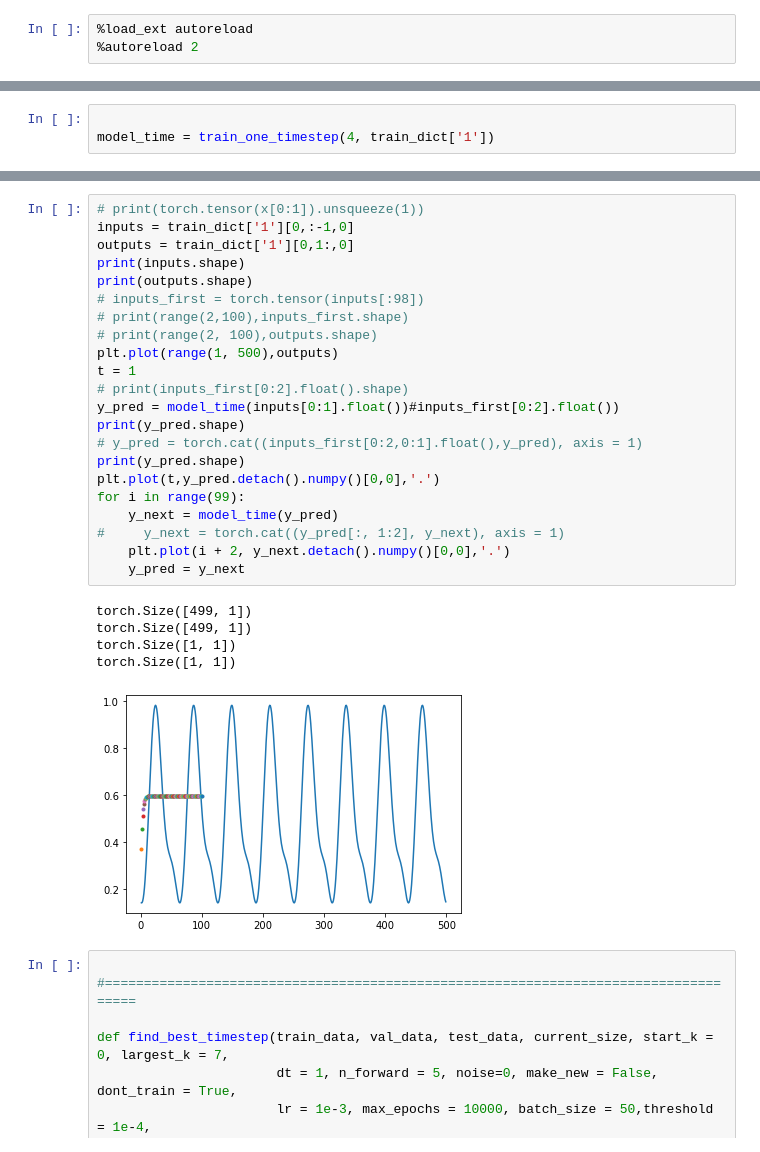
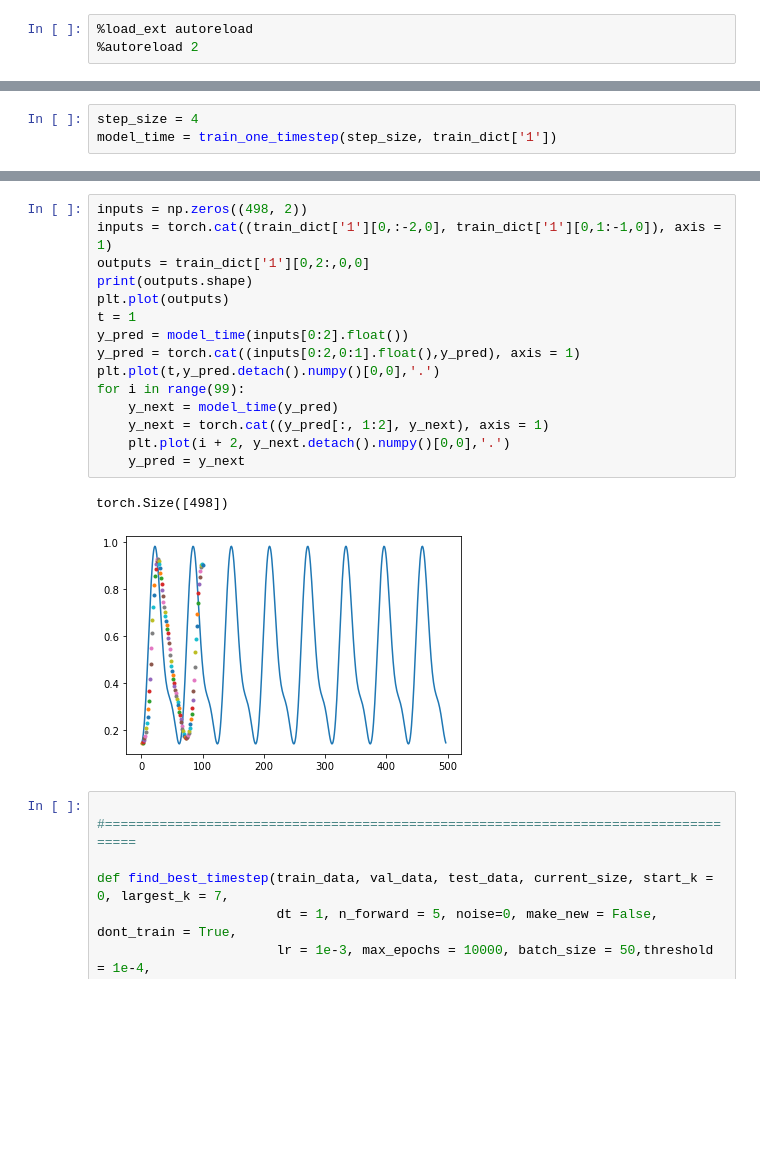
Before and after one commit to KatieJ16/Time_Space_multiscale, a Jupyter notebook: remake/double/toy2a_multiscale_model_fitting-Copy1.ipynb, the cells around one changed output, grey strips where cells are left out. Saved outputs shown, nothing was run; the diff lists cells and outputs as text; blank space fills up the shorter version.

```diff
--- a/remake/double/toy2a_multiscale_model_fitting-Copy1.ipynb
+++ b/remake/double/toy2a_multiscale_model_fitting-Copy1.ipynb
@@ -301,7 +298,7 @@ def train_one_timestep(step_size, train_data, val_data=None, test_data=None, cur
 
     return model_time
 # %%
-
-model_time = train_one_timestep(4, train_dict['1'])
+step_size = 4
+model_time = train_one_timestep(step_size, train_dict['1'])
 # %% [output]
 inside train_one_timestep
@@ -324,31 +352,21 @@ Epoch =  99 : Training error =  0.019133389
 # %%
-# print(torch.tensor(x[0:1]).unsqueeze(1))
-inputs = train_dict['1'][0,:-1,0]
-outputs = train_dict['1'][0,1:,0]
-print(inputs.shape)
+inputs = np.zeros((498, 2))
+inputs = torch.cat((train_dict['1'][0,:-2,0], train_dict['1'][0,1:-1,0]), axis = 1)
+outputs = train_dict['1'][0,2:,0,0]
 print(outputs.shape)
-# inputs_first = torch.tensor(inputs[:98])
-# print(range(2,100),inputs_first.shape)
-# print(range(2, 100),outputs.shape)
-plt.plot(range(1, 500),outputs)
+plt.plot(outputs)
 t = 1
-# print(inputs_first[0:2].float().shape)
-y_pred = model_time(inputs[0:1].float())#inputs_first[0:2].float())
-print(y_pred.shape)
-# y_pred = torch.cat((inputs_first[0:2,0:1].float(),y_pred), axis = 1)
-print(y_pred.shape)
+y_pred = model_time(inputs[0:2].float())
+y_pred = torch.cat((inputs[0:2,0:1].float(),y_pred), axis = 1)
 plt.plot(t,y_pred.detach().numpy()[0,0],'.')
 for i in range(99):
     y_next = model_time(y_pred)
-#     y_next = torch.cat((y_pred[:, 1:2], y_next), axis = 1)
+    y_next = torch.cat((y_pred[:, 1:2], y_next), axis = 1)
     plt.plot(i + 2, y_next.detach().numpy()[0,0],'.')
     y_pred = y_next
 # %% [output]
-torch.Size([499, 1])
-torch.Size([499, 1])
-torch.Size([1, 1])
-torch.Size([1, 1])
+torch.Size([498])
-[figure, old version]
+[figure, new version]
 # %%
 
 #====================================================================================
```
Also changed, not shown: parts of 3 cells of this notebook, 1 other file.
